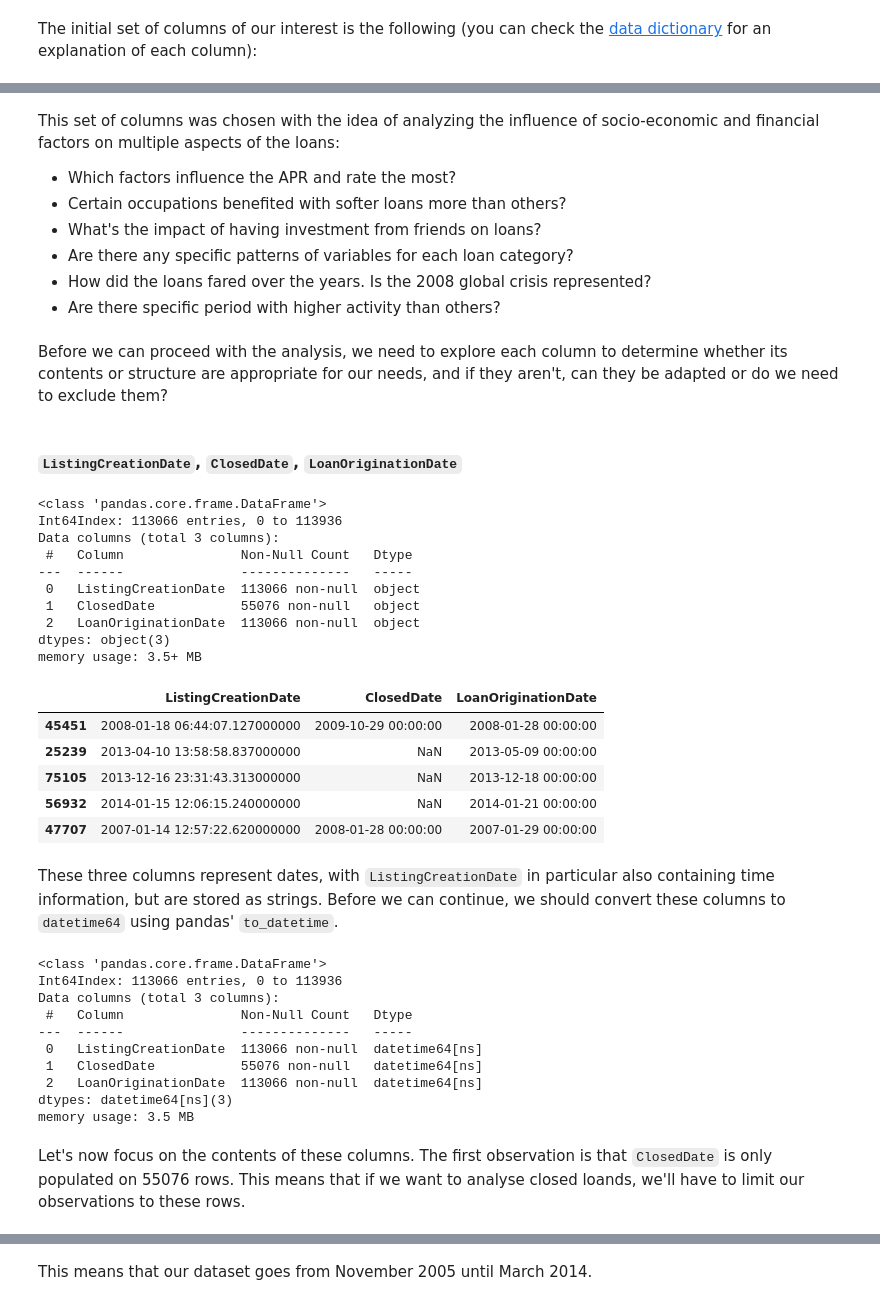
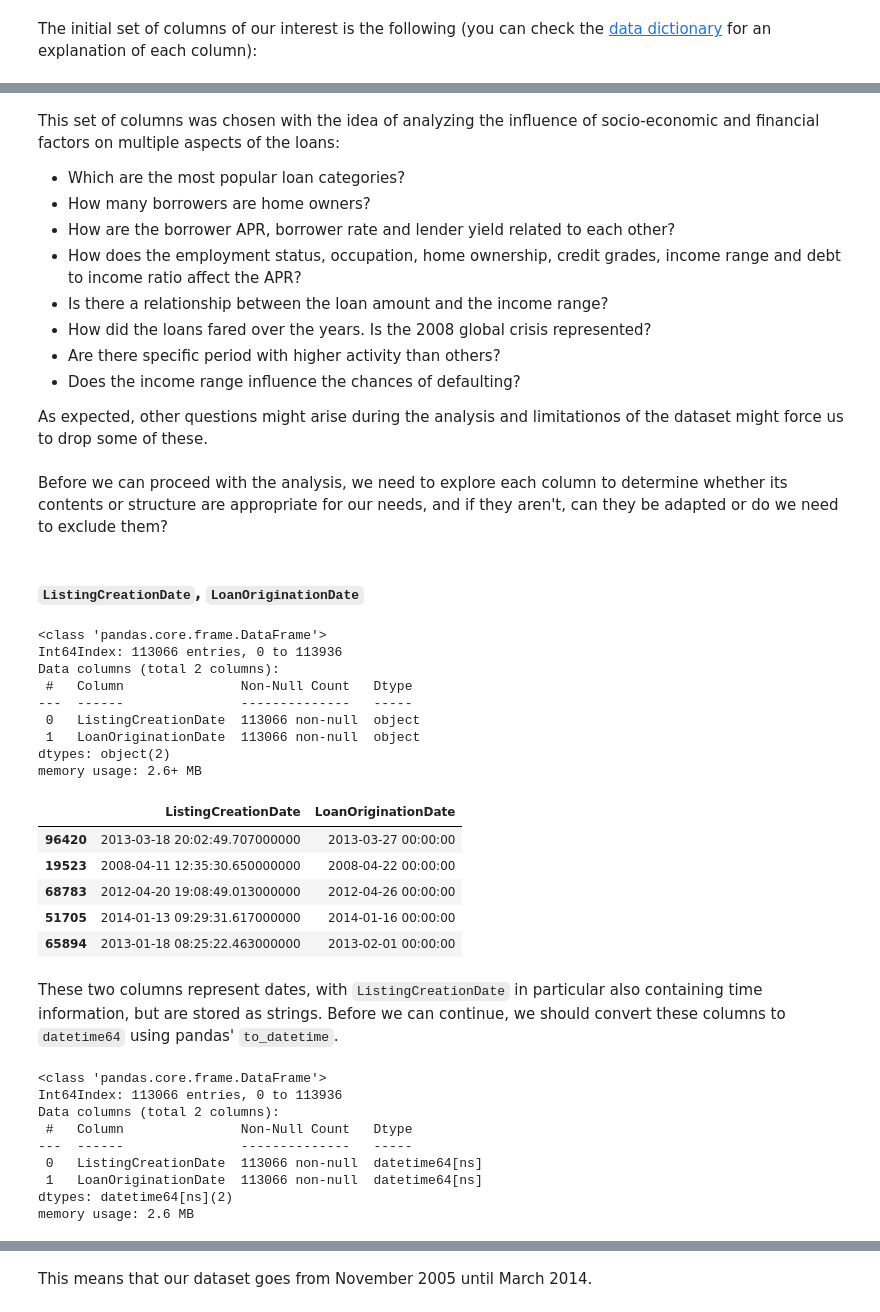
Before and after one commit to abarto/udacity-nd002-comunicate-data-findings, a Jupyter notebook: Part_I_exploration.ipynb, the cells around one changed output, grey strips where cells are left out. Cells and saved outputs as stored; diff of their text form; code cells hidden in the pictures.

Commit message:
Continue univariate analysis

```diff
--- a/Part_I_exploration.ipynb
+++ b/Part_I_exploration.ipynb
@@ -196,38 +214,47 @@ The initial set of columns of our interest is the following (you can check the [
 # %% [markdown]
 This set of columns was chosen with the idea of analyzing the influence of socio-economic and financial factors on multiple aspects of the loans:
 
-* Which factors influence the APR and rate the most?
-* Certain occupations benefited with softer loans more than others?
-* What's the impact of having investment from friends on loans?
-* Are there any specific patterns of variables for each loan category?
+* Which are the most popular loan categories?
+* How many borrowers are home owners?
+* How are the borrower APR, borrower rate and lender yield related to each other?
+* How does the employment status, occupation, home ownership, credit grades, income range and debt to income ratio affect the APR?
+* Is there a relationship between the loan amount and the income range?
 * How did the loans fared over the years. Is the 2008 global crisis represented?
 * Are there specific period with higher activity than others?
+* Does the income range influence the chances of defaulting?
+
+As expected, other questions might arise during the analysis and limitationos of the dataset might force us to drop some of these.
 # %% [markdown]
 Before we can proceed with the analysis, we need to explore each column to determine whether its contents or structure are appropriate for our needs, and if they aren't, can they be adapted or do we need to exclude them?
-# %% [markdown]
-#### ``ListingCreationDate``, ``ClosedDate``, ``LoanOriginationDate``
+# %% [markdown]
+#### ``ListingCreationDate``, ``LoanOriginationDate``<a class="anchor" id="listing-creation-date"></a>
 # %%
-prosper_load_data_clean_df[["ListingCreationDate", "ClosedDate", "LoanOriginationDate"]].info()
+prosper_load_data_clean_df[[
+    "ListingCreationDate",
+    "LoanOriginationDate"
+]].info()
 # %% [output]
 <class 'pandas.core.frame.DataFrame'>
 Int64Index: 113066 entries, 0 to 113936
-Data columns (total 3 columns):
+Data columns (total 2 columns):
  #   Column               Non-Null Count   Dtype
 ---  ------               --------------   -----
  0   ListingCreationDate  113066 non-null  object
- 1   ClosedDate           55076 non-null   object
- 2   LoanOriginationDate  113066 non-null  object
-dtypes: object(3)
-memory usage: 3.5+ MB
+ 1   LoanOriginationDate  113066 non-null  object
+dtypes: object(2)
+memory usage: 2.6+ MB
 # %%
-prosper_load_data_clean_df[["ListingCreationDate", "ClosedDate", "LoanOriginationDate"]].sample(5)
+prosper_load_data_clean_df[[
+    "ListingCreationDate",
+    "LoanOriginationDate"
+]].sample(5)
 # %% [output]
-|  | ListingCreationDate | ClosedDate | LoanOriginationDate |
-| 45451 | 2008-01-18 06:44:07.127000000 | 2009-10-29 00:00:00 | 2008-01-28 00:00:00 |
-| 25239 | 2013-04-10 13:58:58.837000000 | NaN | 2013-05-09 00:00:00 |
-| 75105 | 2013-12-16 23:31:43.313000000 | NaN | 2013-12-18 00:00:00 |
-| 56932 | 2014-01-15 12:06:15.240000000 | NaN | 2014-01-21 00:00:00 |
-| 47707 | 2007-01-14 12:57:22.620000000 | 2008-01-28 00:00:00 | 2007-01-29 00:00:00 |
+|  | ListingCreationDate | LoanOriginationDate |
+| 96420 | 2013-03-18 20:02:49.707000000 | 2013-03-27 00:00:00 |
+| 19523 | 2008-04-11 12:35:30.650000000 | 2008-04-22 00:00:00 |
+| 68783 | 2012-04-20 19:08:49.013000000 | 2012-04-26 00:00:00 |
+| 51705 | 2014-01-13 09:29:31.617000000 | 2014-01-16 00:00:00 |
+| 65894 | 2013-01-18 08:25:22.463000000 | 2013-02-01 00:00:00 |
 # %% [markdown]
-These three columns represent dates, with ``ListingCreationDate`` in particular also containing time information, but are stored as strings. Before we can continue, we should convert these columns to ``datetime64`` using pandas' ``to_datetime``.
+These two columns represent dates, with ``ListingCreationDate`` in particular also containing time information, but are stored as strings. Before we can continue, we should convert these columns to ``datetime64`` using pandas' ``to_datetime``.
 # %%
@@ -237,15 +267,15 @@ prosper_load_data_clean_df["LoanOriginationDate"] = pd.to_datetime(prosper_load_
 # %%
-prosper_load_data_clean_df[["ListingCreationDate", "ClosedDate", "LoanOriginationDate"]].info()
+prosper_load_data_clean_df[[
+    "ListingCreationDate",
+    "LoanOriginationDate"
+]].info()
 # %% [output]
 <class 'pandas.core.frame.DataFrame'>
 Int64Index: 113066 entries, 0 to 113936
-Data columns (total 3 columns):
+Data columns (total 2 columns):
  #   Column               Non-Null Count   Dtype
 ---  ------               --------------   -----
  0   ListingCreationDate  113066 non-null  datetime64[ns]
- 1   ClosedDate           55076 non-null   datetime64[ns]
- 2   LoanOriginationDate  113066 non-null  datetime64[ns]
-dtypes: datetime64[ns](3)
-memory usage: 3.5 MB
+ 1   LoanOriginationDate  113066 non-null  datetime64[ns]
+dtypes: datetime64[ns](2)
+memory usage: 2.6 MB
-# %% [markdown]
-Let's now focus on the contents of these columns. The first observation is that ``ClosedDate`` is only populated on 55076 rows. This means that if we want to analyse closed loands, we'll have to limit our observations to these rows.
```
Also changed, not shown: parts of 130 cells of this notebook.
